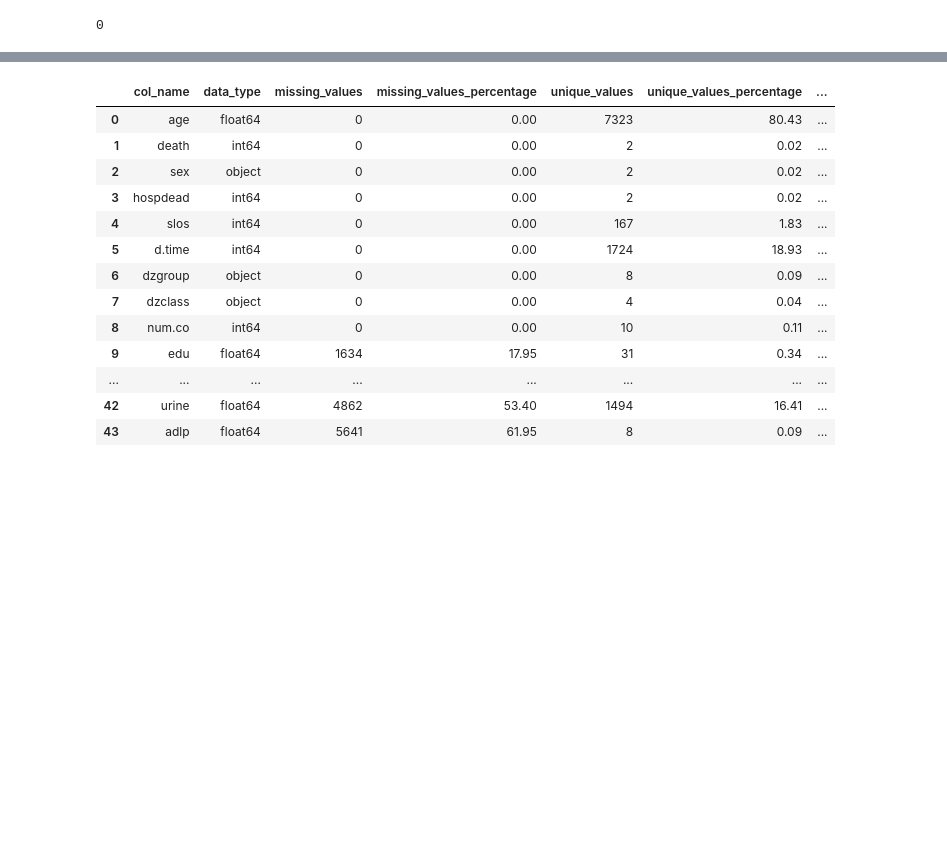
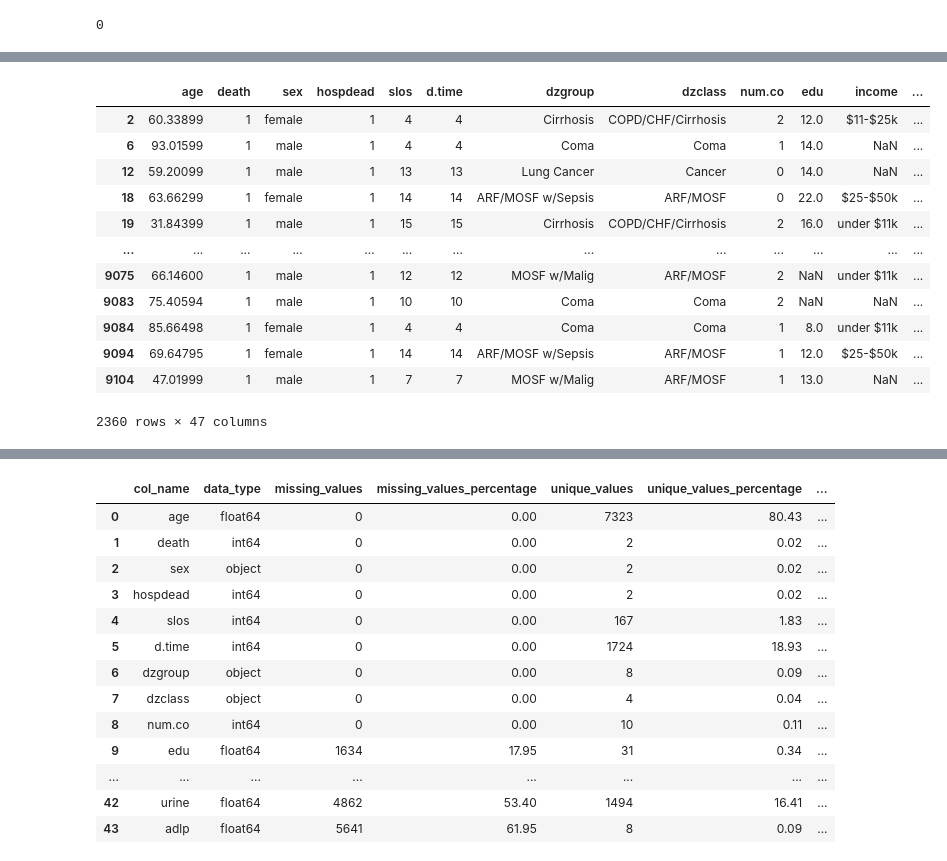
Before and after one commit to Parzon/SUPPORT2_ML_ANALYSIS, a Jupyter notebook: Support2_PyNotebook.ipynb, the cells around one changed output, grey strips where cells are left out. Saved outputs shown, nothing was run; the diff lists cells and outputs as text; code cells hidden in the pictures; blank space fills up the shorter version.

```diff
--- a/Support2_PyNotebook.ipynb
+++ b/Support2_PyNotebook.ipynb
@@ -375,0 +369,16 @@ data[data.duplicated()].value_counts().sum()
+# %%
+data[(data['death']==1)&(data['hospdead']==1)]
+# %% [output]
+|  | age | death | sex | hospdead | slos | d.time | dzgroup | dzclass | num.co | edu | income | ... |
+| 2 | 60.33899 | 1 | female | 1 | 4 | 4 | Cirrhosis | COPD/CHF/Cirrhosis | 2 | 12.0 | $11-$25k | ... |
+| 6 | 93.01599 | 1 | male | 1 | 4 | 4 | Coma | Coma | 1 | 14.0 | NaN | ... |
+| 12 | 59.20099 | 1 | male | 1 | 13 | 13 | Lung Cancer | Cancer | 0 | 14.0 | NaN | ... |
+| 18 | 63.66299 | 1 | female | 1 | 14 | 14 | ARF/MOSF w/Sepsis | ARF/MOSF | 0 | 22.0 | $25-$50k | ... |
+| 19 | 31.84399 | 1 | male | 1 | 15 | 15 | Cirrhosis | COPD/CHF/Cirrhosis | 2 | 16.0 | under $11k | ... |
+| ... | ... | ... | ... | ... | ... | ... | ... | ... | ... | ... | ... | ... |
+| 9075 | 66.14600 | 1 | male | 1 | 12 | 12 | MOSF w/Malig | ARF/MOSF | 2 | NaN | under $11k | ... |
+| 9083 | 75.40594 | 1 | male | 1 | 10 | 10 | Coma | Coma | 2 | NaN | NaN | ... |
+| 9084 | 85.66498 | 1 | female | 1 | 4 | 4 | Coma | Coma | 1 | 8.0 | under $11k | ... |
+| 9094 | 69.64795 | 1 | female | 1 | 14 | 14 | ARF/MOSF w/Sepsis | ARF/MOSF | 1 | 12.0 | $25-$50k | ... |
+| 9104 | 47.01999 | 1 | male | 1 | 7 | 7 | MOSF w/Malig | ARF/MOSF | 1 | 13.0 | NaN | ... |
+2360 rows × 47 columns
```
Also changed, not shown: parts of 22 cells of this notebook.
